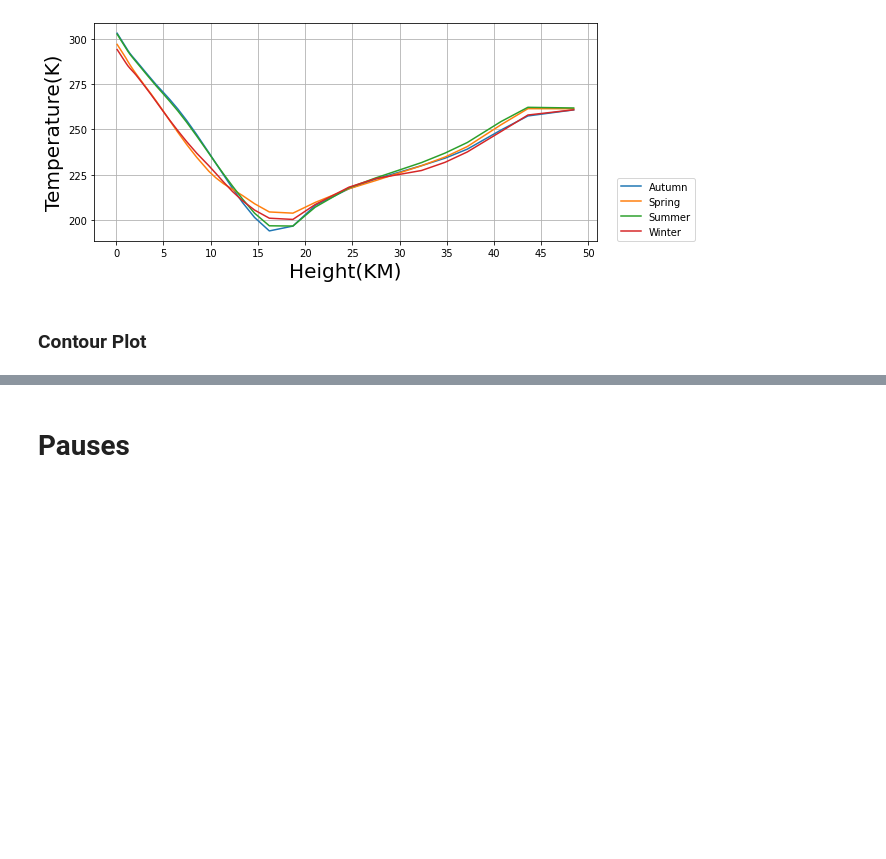
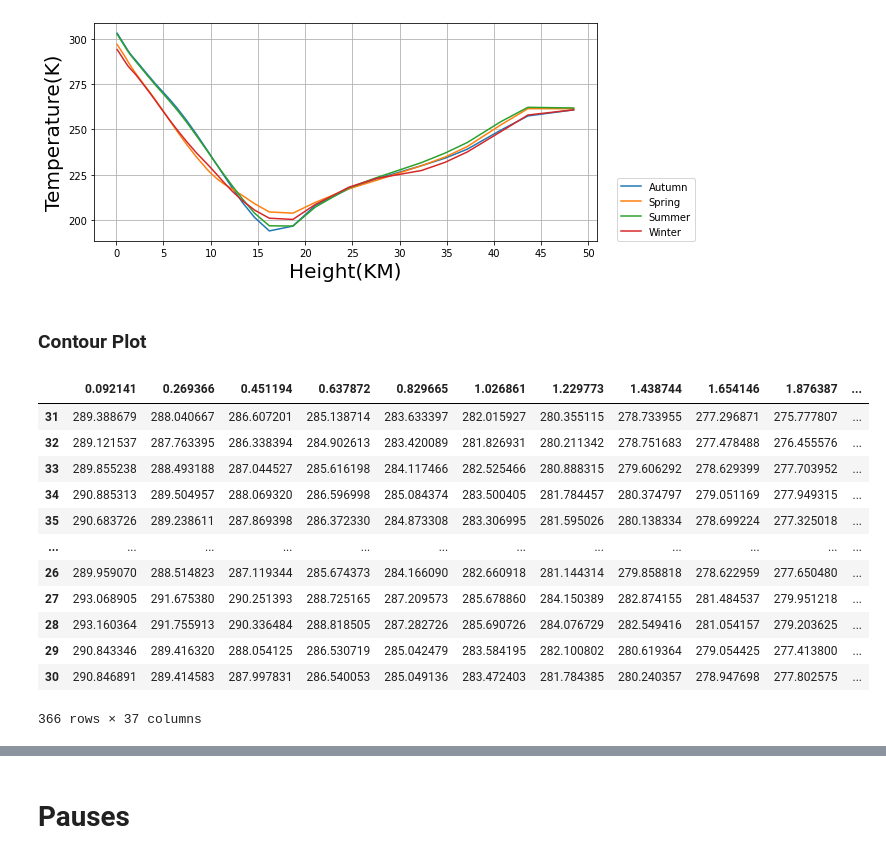
Before and after one commit to alinadevkota/DataViz, a Jupyter notebook: notebooks/Visualize netcdf data.ipynb, the cells around one changed output, grey strips where cells are left out. Cells and saved outputs as stored; diff of their text form; code cells hidden in the pictures; blank space fills up the shorter version.

```diff
--- a/notebooks/Visualize netcdf data.ipynb
+++ b/notebooks/Visualize netcdf data.ipynb
@@ -180,8 +180,21 @@ plt.show()
 # %%
 new_indices = list(range(31, len(all_df))) + list(range(0, 31))
 contour_df = all_df.drop(['Day'], 1)
 contour_df = contour_df.reindex(new_indices)
 contour_df
-contour_df.to_csv('contour_data.csv')
+# %% [output]
+|  | 0.092141 | 0.269366 | 0.451194 | 0.637872 | 0.829665 | 1.026861 | 1.229773 | 1.438744 | 1.654146 | 1.876387 | ... |
+| 31 | 289.388679 | 288.040667 | 286.607201 | 285.138714 | 283.633397 | 282.015927 | 280.355115 | 278.733955 | 277.296871 | 275.777807 | ... |
+| 32 | 289.121537 | 287.763395 | 286.338394 | 284.902613 | 283.420089 | 281.826931 | 280.211342 | 278.751683 | 277.478488 | 276.455576 | ... |
+| 33 | 289.855238 | 288.493188 | 287.044527 | 285.616198 | 284.117466 | 282.525466 | 280.888315 | 279.606292 | 278.629399 | 277.703952 | ... |
+| 34 | 290.885313 | 289.504957 | 288.069320 | 286.596998 | 285.084374 | 283.500405 | 281.784457 | 280.374797 | 279.051169 | 277.949315 | ... |
+| 35 | 290.683726 | 289.238611 | 287.869398 | 286.372330 | 284.873308 | 283.306995 | 281.595026 | 280.138334 | 278.699224 | 277.325018 | ... |
+| ... | ... | ... | ... | ... | ... | ... | ... | ... | ... | ... | ... |
+| 26 | 289.959070 | 288.514823 | 287.119344 | 285.674373 | 284.166090 | 282.660918 | 281.144314 | 279.858818 | 278.622959 | 277.650480 | ... |
+| 27 | 293.068905 | 291.675380 | 290.251393 | 288.725165 | 287.209573 | 285.678860 | 284.150389 | 282.874155 | 281.484537 | 279.951218 | ... |
+| 28 | 293.160364 | 291.755913 | 290.336484 | 288.818505 | 287.282726 | 285.690726 | 284.076729 | 282.549416 | 281.054157 | 279.203625 | ... |
+| 29 | 290.843346 | 289.416320 | 288.054125 | 286.530719 | 285.042479 | 283.584195 | 282.100802 | 280.619364 | 279.054425 | 277.413800 | ... |
+| 30 | 290.846891 | 289.414583 | 287.997831 | 286.540053 | 285.049136 | 283.472403 | 281.784385 | 280.240357 | 278.947698 | 277.802575 | ... |
+366 rows × 37 columns
 # %%
 # get values for heights
```
Also changed, not shown: parts of 1 cell of this notebook.
